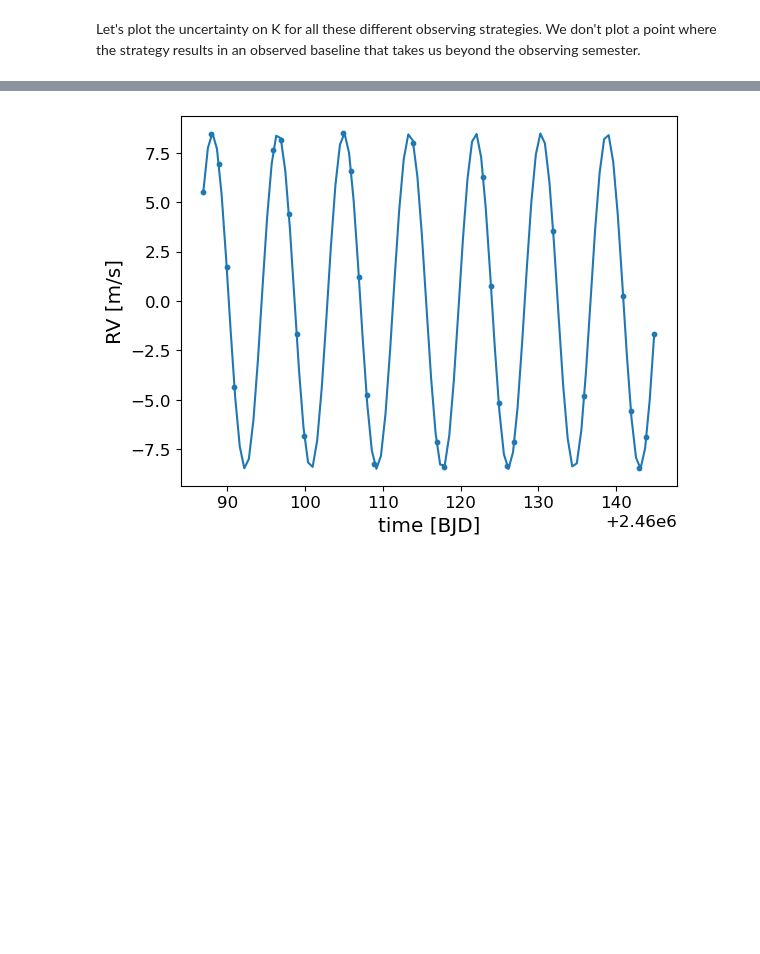
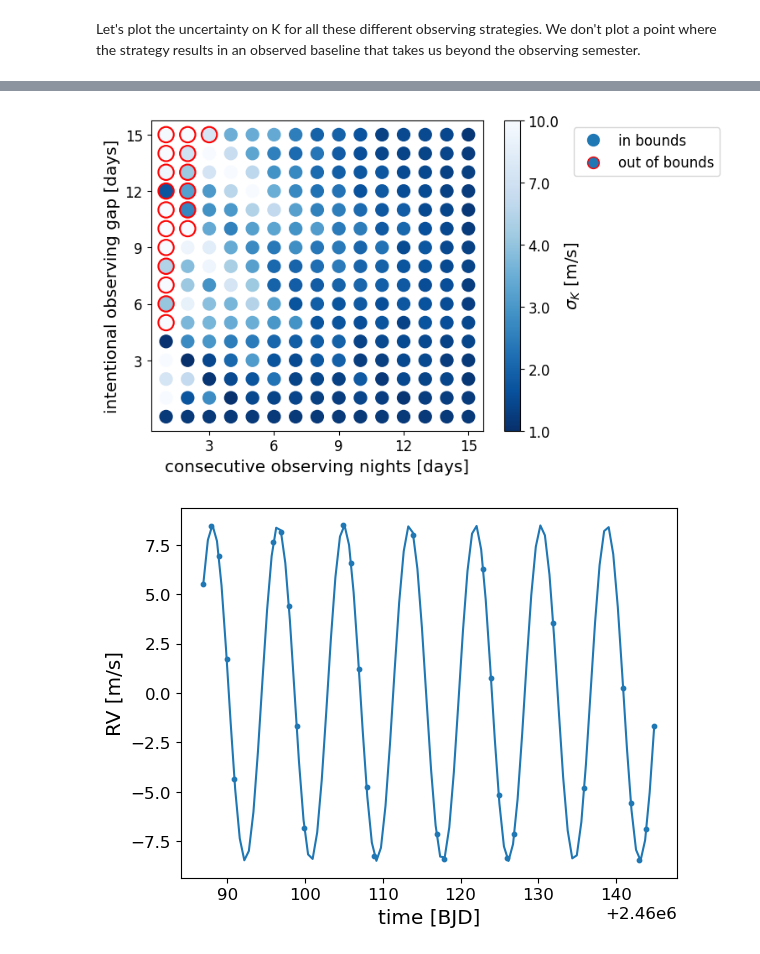
Before and after one commit to exoclam/gaspery, a Jupyter notebook: tutorials/fixed_budget.ipynb, the cells around one changed output, grey strips where cells are left out. Cells and saved outputs as stored; diff of their text form; code cells hidden in the pictures; blank space fills up the shorter version.

```diff
--- a/tutorials/fixed_budget.ipynb
+++ b/tutorials/fixed_budget.ipynb
@@ -288,3 +311,52 @@ plt.show()
+# %%
+from matplotlib.lines import Line2D
+
+y, x = np.meshgrid(off_grid, on_grid)
+
+# normalize between 0 and 1, with a vmax of 10
+sigma_ks[sigma_ks > 10] = 10
+x_norm = (np.log10(sigma_ks)-np.min(np.log10(sigma_ks)))/(np.max(np.log10(sigma_ks))-np.min(np.log10(sigma_ks)))
+plt_sigma = plt.scatter(x, y, c=x_norm, s=115, zorder=20, cmap='Blues_r')
+#plt_sigma = plt.scatter(x, y, c=sigma_ks, s=115, zorder=20, vmax=10., cmap='Blues_r') # vmin=5, vmax=35
+#plt.scatter(x, y, c=out_of_bounds, s=150, facecolors='none', edgecolors='r', linewidths=3, zorder=3)
+#plt.scatter(x, y, c=in_quadrature, marker='+', s=150, cmap='autumn', zorder=22)
+plt.scatter(x, y, c=out_of_bounds, s=190, cmap='autumn', zorder=3)
+
+def fmt(x, pos):
+    denorm = x * (np.max(np.log10(sigma_ks)) - np.min(np.log10(sigma_ks))) + np.min(np.log10(sigma_ks))
+    return np.round(10**denorm,0)
+
+cbar = plt.colorbar(plt_sigma, format=ticker.FuncFormatter(fmt))
+cbar.ax.set_ylabel(r'$\sigma_K$ [m/s]')
+
+plt.ylabel("intentional observing gap [days]")
+plt.xlabel("consecutive observing nights [days]")
+plt.xticks(ticks=[3,6,9,12,15])
+plt.yticks(ticks=[3,6,9,12,15])
+
+red_circle = Line2D([0], [0], label='in bounds', marker='o', markersize=10, linestyle='')
+no_circle = Line2D([0], [0], label='out of bounds', marker='o', markersize=10, markeredgecolor='r', linestyle='')
+
+plt.legend(handles=[red_circle, no_circle], loc='upper left', bbox_to_anchor=(1.25, 1.))
+#plt.title(r"AU Mic b: $P_{rot}$ = " + f"{Prot} days; " + "$P_{orb}$ = " + f"{p} days; 30 observations; vmax = 3 m/s")
+#plt.title(r"AU Mic b: 30 observations; vmax = 8.5 m/s")
+
+"""
+legend_elements = [Line2D([0], [0], color='b', lw=4, label='Line'),
+                   Line2D([0], [0], marker='o', color='w', label='Scatter',
+                          markerfacecolor='g', markersize=15),
+                   Patch(facecolor='orange', edgecolor='r',
+                         label='Color Patch')]
+
+# Create the figure
+fig, ax = plt.subplots()
+plt.legend(handles=legend_elements, loc='center')
+"""
+
+plt.savefig(path+'plots/fixed-budget-logscale.png', facecolor='white', bbox_inches='tight')
+plt.show()
+# %% [output]
+[figure, added]
 # %%
 # good strategy; in quadrature; in bounds
 strat = np.array(strategy.on_vs_off(on=5, off=4, twice_flag=False))
```
Also changed, not shown: parts of 8 cells of this notebook, 1 other file.
